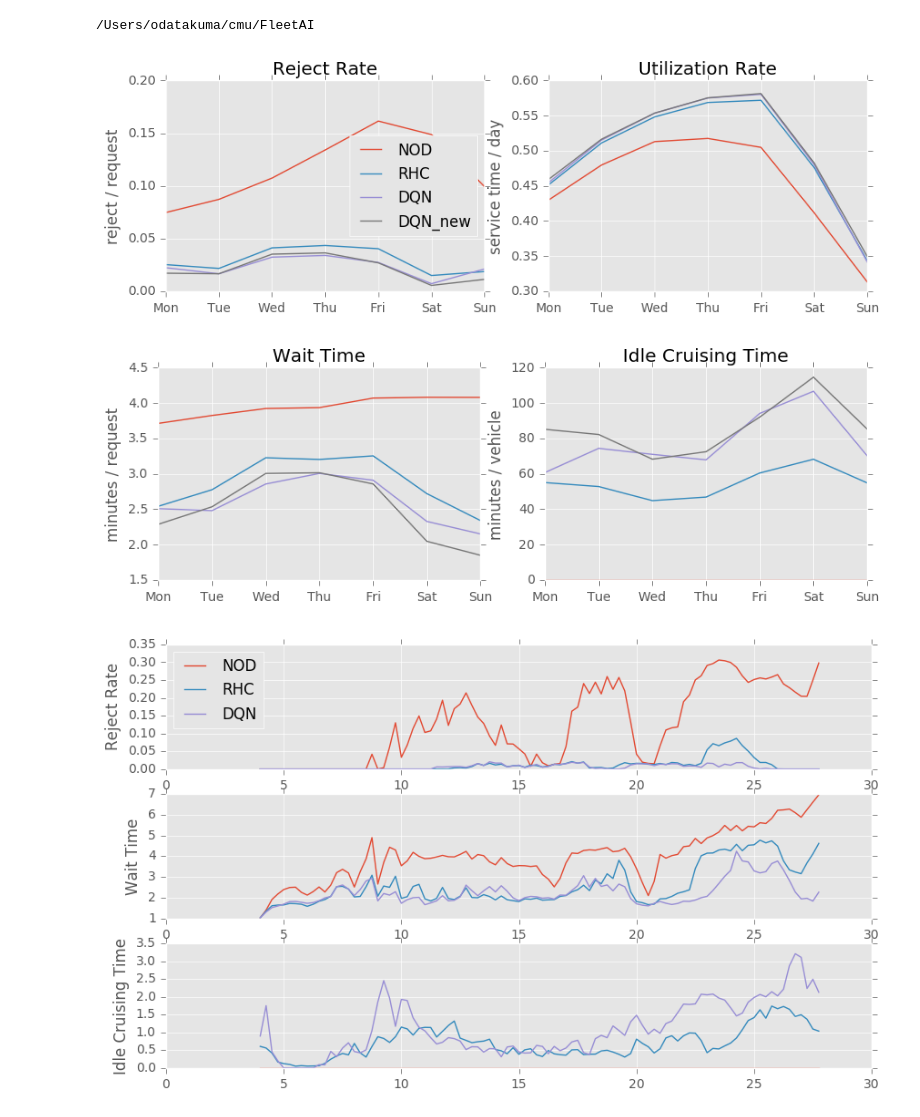
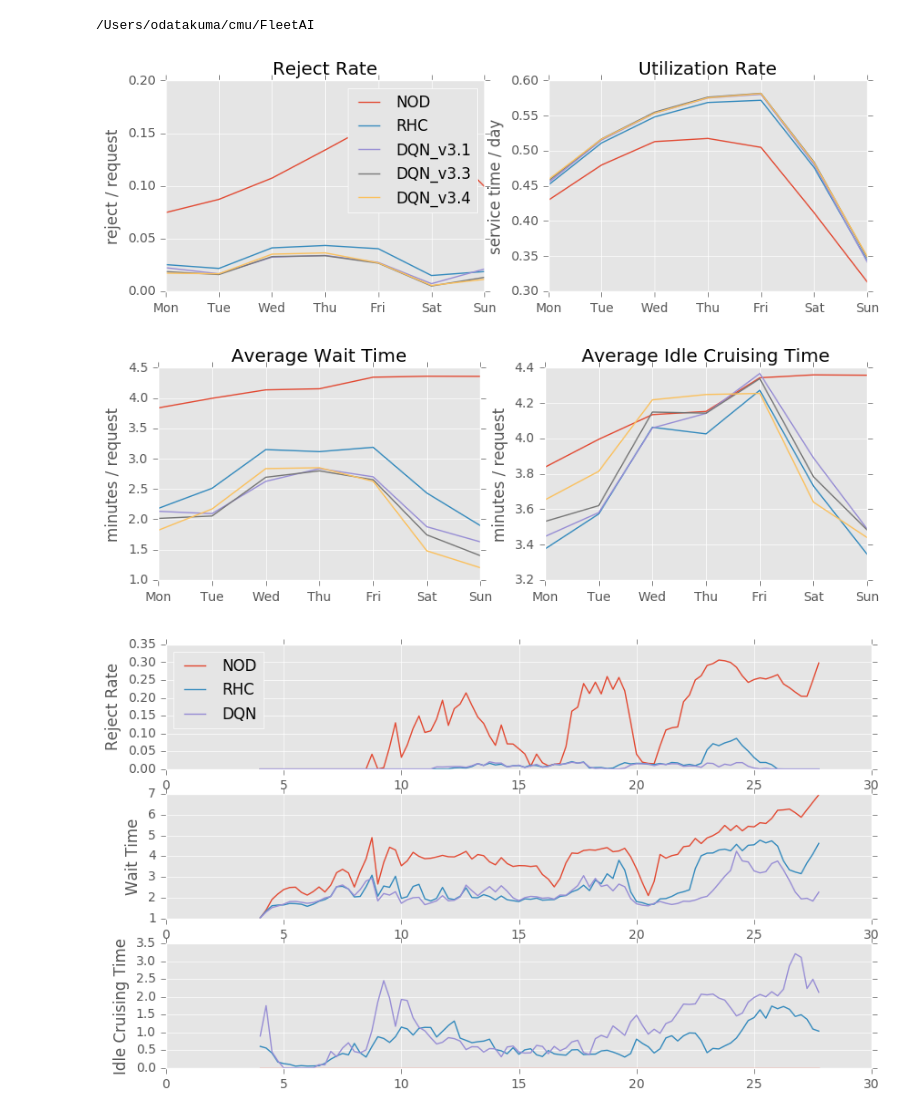
Before and after one commit to hitsuji5/FleetAI, a Jupyter notebook: evaluation/model_evaluation.ipynb, the cells around one changed output. Cells and saved outputs as stored; diff of their text form; code cells hidden in the pictures.

Commit message:
change assignment time

```diff
--- a/evaluation/model_evaluation.ipynb
+++ b/evaluation/model_evaluation.ipynb
@@ -15,7 +15,7 @@ import matplotlib.pyplot as plt
 plt.style.use('ggplot')
 from experiment import describe
 # %%
-score_dirs = ['without_score', 'rhc_score', 'dqn_v3.1_18k', 'dqn_v3.2_14k']
+score_dirs = ['without_score', 'rhc_score', 'dqn_v3.1_18k', 'dqn_v3.3_12k', 'dqn_v3.2_14k']
 # score_dirs = ['without_score', 'rhc_score', 'dqn_v3_21k', 'dqn_v3_21k_coarse']
 # %%
 root_dir = "data/results/"
@@ -60,26 +60,27 @@ def plot_summary(dfs, vscore, labels):
 
     plt.figure(figsize=(10, 3))
     plt.subplot(121)
-    plt.title('Wait Time')
+    plt.title('Average Wait Time')
     for df, label in zip(dfs, labels):
         index = df.index
-        plt.plot(index, df.wait_time/(df.requests-df.reject), label=label)
+        plt.plot(index, (df.wait_time/(df.requests-df.reject) -1)*2/1.414, label=label)
     plt.ylabel('minutes / request')
     plt.xticks(index, dayofweek)
 #     plt.legend()
 
     plt.subplot(122)
-    plt.title('Idle Cruising Time')
+    plt.title('Average Idle Cruising Time')
     for df, label in zip(dfs, labels):
         index = df.index
-        plt.plot(index, df.idle_trip/8000, label=label)
-    plt.ylabel('minutes / vehicle')
+        plt.plot(index, df.idle_trip/(df.requests-df.reject) + (df.wait_time/(df.requests-df.reject) -1)*2/1.414
+                 , label=label)
+    plt.ylabel('minutes / request')
     plt.xticks(index, dayofweek)
 # %%
-plot_summary(result, vscores, ['NOD', 'RHC', 'DQN', 'DQN_new']);
+plot_summary(result, vscores, ['NOD', 'RHC', 'DQN_v3.1', 'DQN_v3.3', 'DQN_v3.4']);
 # %% [output]
-[figure, old version]
+[figure, new version]
-[figure, old version]
+[figure, new version]
 # %%
 def plot(dfs, labels):
     plt.figure(figsize=(10, 6))
```
Also changed, not shown: 3 other files.
